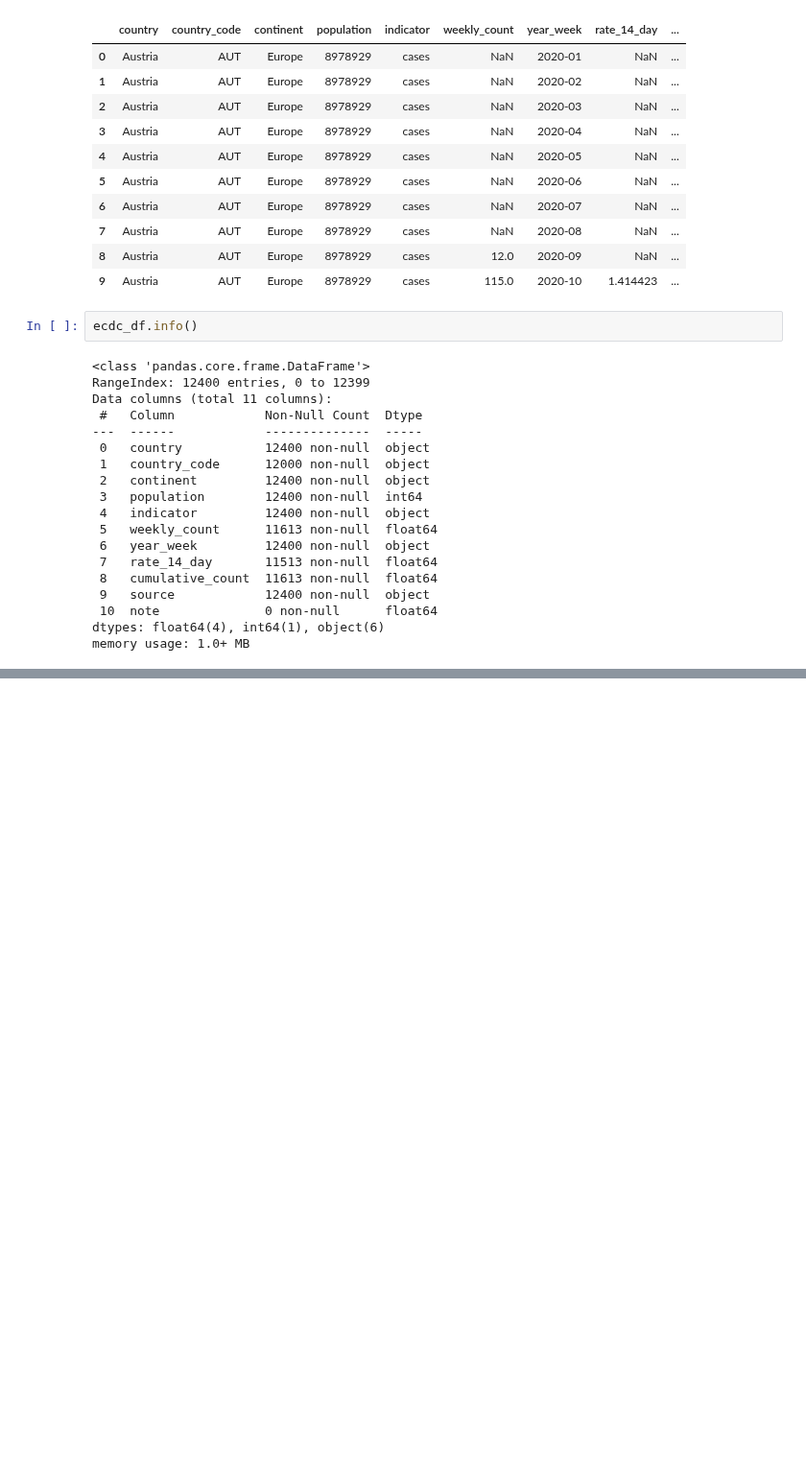
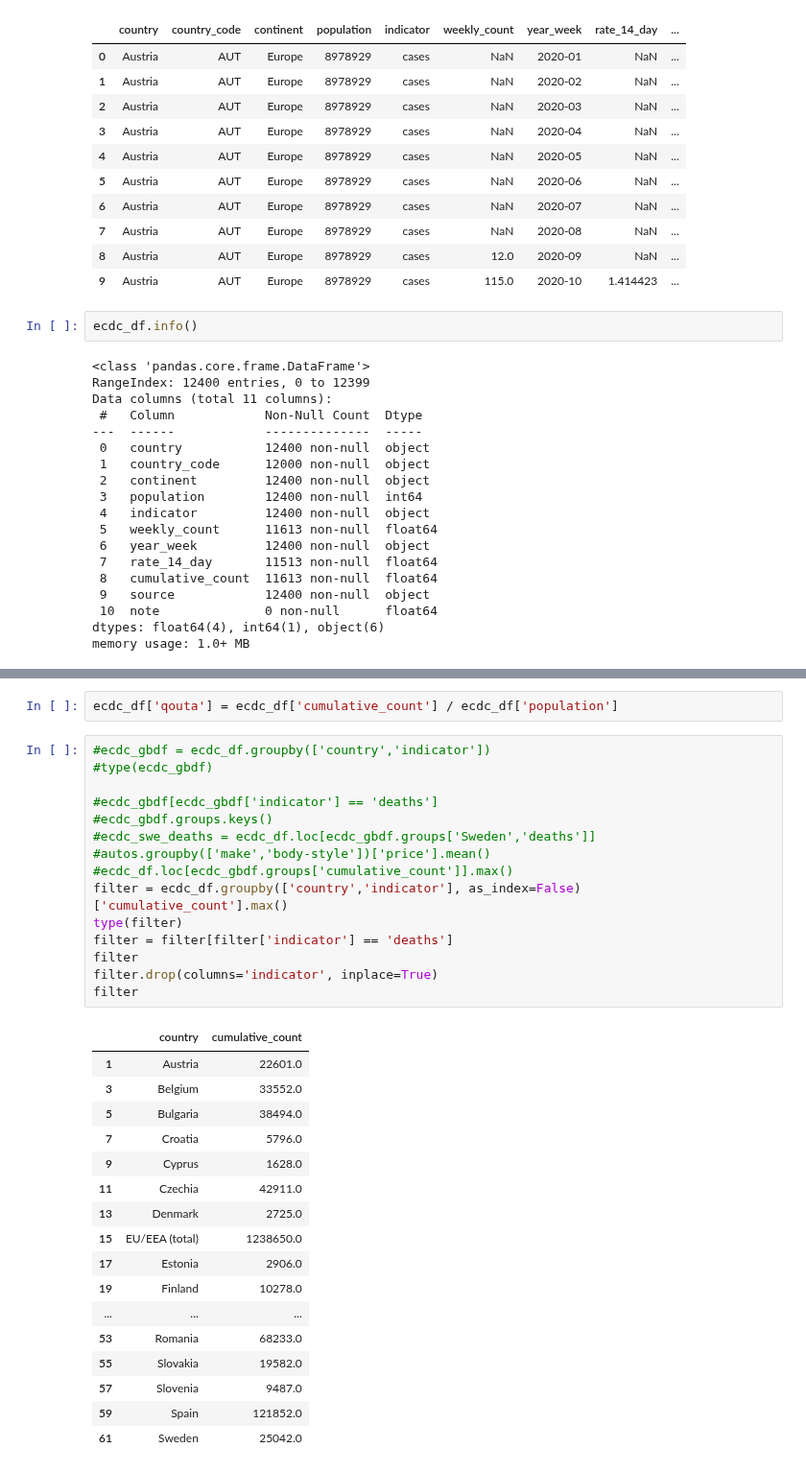
Before and after one commit to dancla240/Databehandling_Daniel_Claesson, a Jupyter notebook: Lab1/Lab1_Daniel_Claesson.ipynb, the cells around one changed output, grey strips where cells are left out. Shown at 96% size. Cells and saved outputs as stored; diff of their text form; blank space fills up the shorter version.

```diff
--- a/Lab1/Lab1_Daniel_Claesson.ipynb
+++ b/Lab1/Lab1_Daniel_Claesson.ipynb
@@ -691,0 +761,35 @@ array(['cases', 'deaths'], dtype=object)
+# %%
+ecdc_df['qouta'] = ecdc_df['cumulative_count'] / ecdc_df['population']
+# %%
+#ecdc_gbdf = ecdc_df.groupby(['country','indicator'])
+#type(ecdc_gbdf)
+
+#ecdc_gbdf[ecdc_gbdf['indicator'] == 'deaths']
+#ecdc_gbdf.groups.keys()
+#ecdc_swe_deaths = ecdc_df.loc[ecdc_gbdf.groups['Sweden','deaths']]
+#autos.groupby(['make','body-style'])['price'].mean()
+#ecdc_df.loc[ecdc_gbdf.groups['cumulative_count']].max()
+filter = ecdc_df.groupby(['country','indicator'], as_index=False)['cumulative_count'].max()
+type(filter)
+filter = filter[filter['indicator'] == 'deaths']
+filter
+filter.drop(columns='indicator', inplace=True)
+filter
+# %% [output]
+|  | country | cumulative_count |
+| 1 | Austria | 22601.0 |
+| 3 | Belgium | 33552.0 |
+| 5 | Bulgaria | 38494.0 |
+| 7 | Croatia | 5796.0 |
+| 9 | Cyprus | 1628.0 |
+| 11 | Czechia | 42911.0 |
+| 13 | Denmark | 2725.0 |
+| 15 | EU/EEA (total) | 1238650.0 |
+| 17 | Estonia | 2906.0 |
+| 19 | Finland | 10278.0 |
+| ... | ... | ... |
+| 53 | Romania | 68233.0 |
+| 55 | Slovakia | 19582.0 |
+| 57 | Slovenia | 9487.0 |
+| 59 | Spain | 121852.0 |
+| 61 | Sweden | 25042.0 |
```
Also changed, not shown: parts of 12 cells of this notebook.
